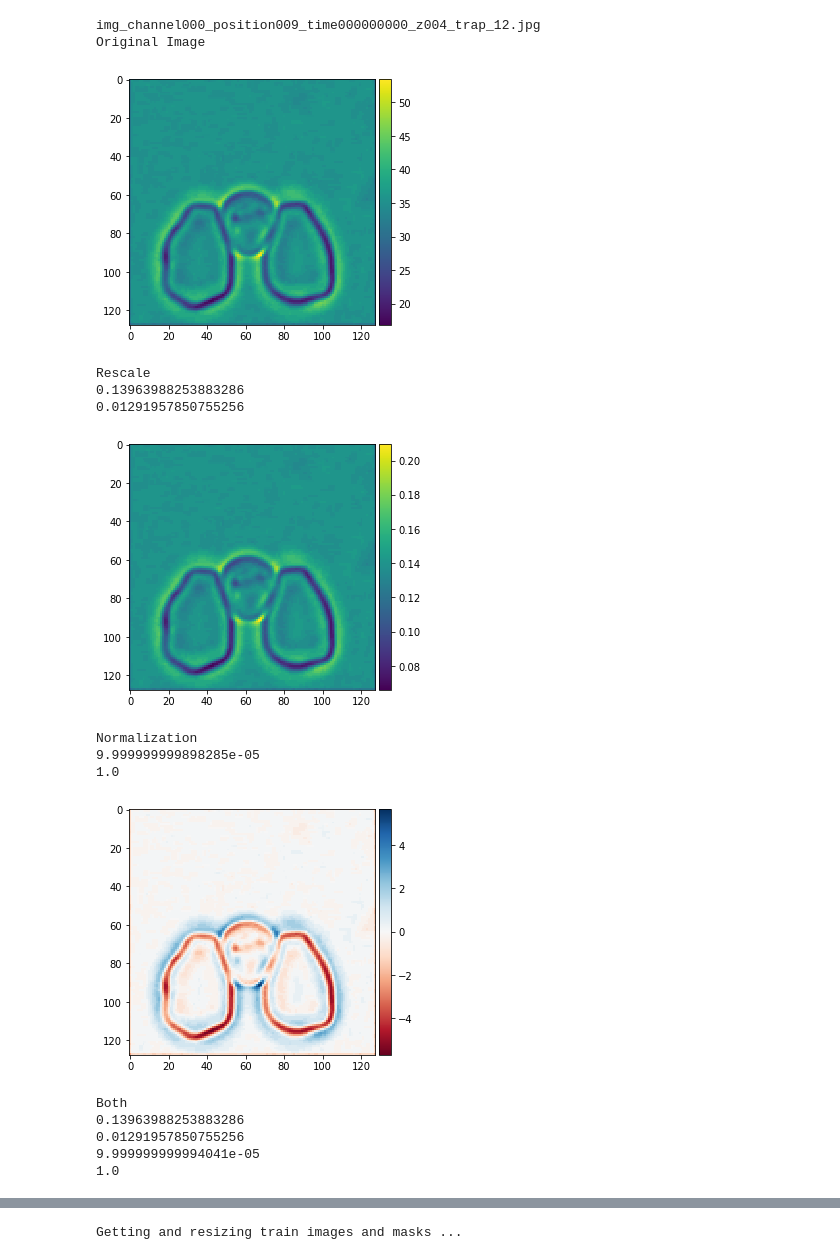
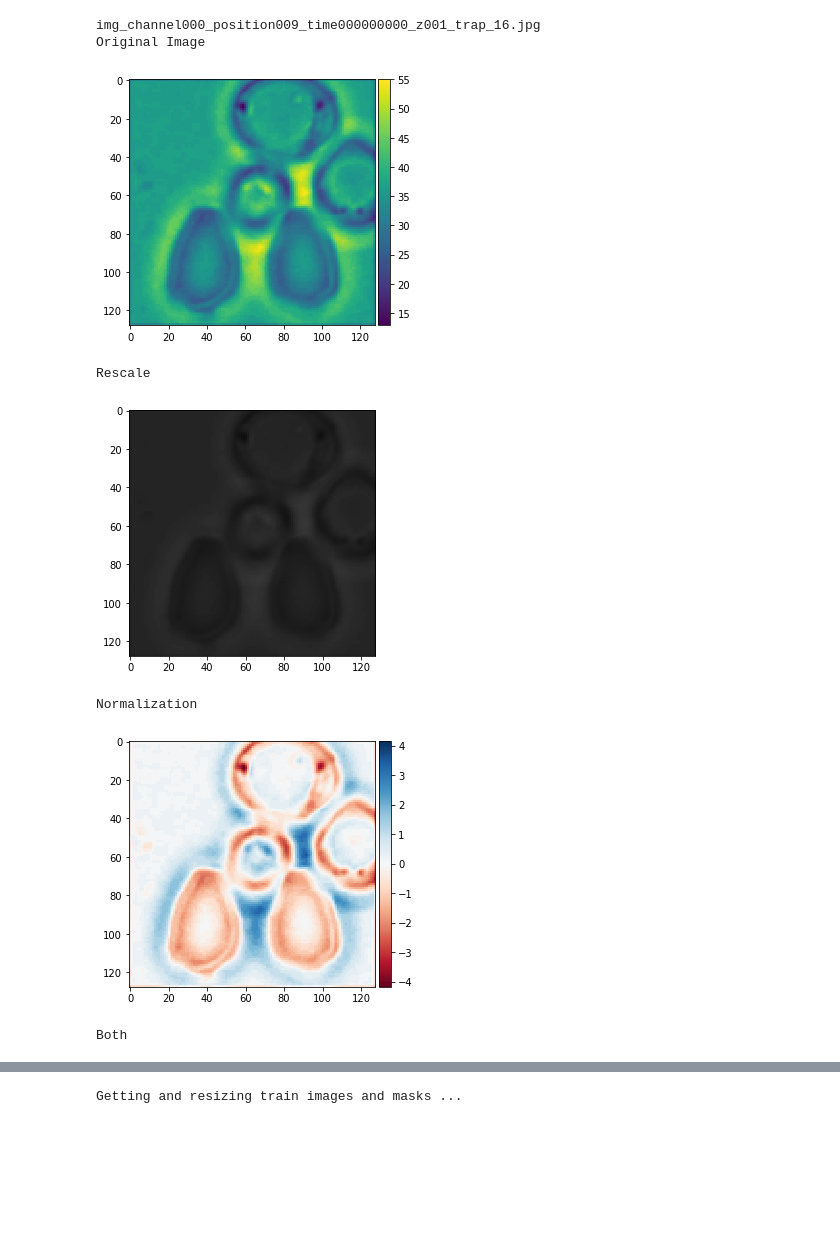
Before and after one commit to ziheng84/Master-thesis, a Jupyter notebook: UNet/lab_unet_training.ipynb, the cells around one changed output, grey strips where cells are left out. Drawn from its saved outputs; the diff is of its cells as text; code cells hidden in the pictures; blank space fills up the shorter version.

```diff
--- a/UNet/lab_unet_training.ipynb
+++ b/UNet/lab_unet_training.ipynb
@@ -65,9 +64,11 @@ test_ids = next(os.walk(TEST_PATH + 'in/'))[2]
 
 from skimage.transform import resize
 
-def pre_process(img, img_height, img_width, norm = False, scale = False, mask = False):
+def pre_process(img, img_height, img_width, norm = False, rescale = False, mask = False):
     img = np.array(img)                 #list to array
     proc_img = []
+
+    #proc_img = resize(img, (img_height, img_width), mode='constant', preserve_range=True)
 
     if mask:
         proc_img = resize(img, (img_height, img_width), mode='constant', preserve_range=True)
@@ -75,60 +76,46 @@ def pre_process(img, img_height, img_width, norm = False, scale = False, mask =
         proc_img = img[:,:,np.newaxis]
         proc_img = resize(img, (img_height, img_width, 1), mode='constant', preserve_range=True)
 
-    if scale:
+    if rescale:
         proc_img /= 255
-        print(np.mean(proc_img))
-        print(np.std(proc_img))
-        #print(1)
 
     #image normalization
     if norm:
         #adjusted_std = max(np.std(proc_img), 1.0/np.sqrt(proc_img.size))
         ipsilon = 0.0001
         proc_img = (proc_img-np.mean(proc_img))/np.std(proc_img)+ipsilon
-        print(np.mean(proc_img))
-        print(np.std(proc_img))
-        #print(2)
 
     return proc_img
 # %%
 # Test for pre_process
 id_ = train_ids[random.randint(0, len(train_ids))]
 print(id_)
 test_img = imread(TRAIN_PATH + 'in/' + id_)
 print('Original Image')
 test_img1 = pre_process(test_img, IMG_WIDTH, IMG_HEIGHT)
 imshow(np.reshape(test_img1, (IMG_WIDTH, IMG_HEIGHT)))
 plt.show()
 
 print('Rescale')
-test_img2 = pre_process(test_img, IMG_WIDTH, IMG_HEIGHT, scale = True)
+test_img2 = pre_process(test_img, IMG_WIDTH, IMG_HEIGHT, rescale = True)
 imshow(np.reshape(test_img2, (IMG_WIDTH, IMG_HEIGHT)))
 plt.show()
 
 print('Normalization')
 test_img3 = pre_process(test_img, IMG_WIDTH, IMG_HEIGHT, norm = True)
 imshow(np.reshape(test_img3, (IMG_WIDTH, IMG_HEIGHT)))
 plt.show()
 
 print('Both')
-test_img4 = pre_process(test_img, IMG_WIDTH, IMG_HEIGHT, norm = True, scale = True)
+test_img4 = pre_process(test_img, IMG_WIDTH, IMG_HEIGHT, norm = True, rescale = True)
 imshow(np.reshape(test_img4, (IMG_WIDTH, IMG_HEIGHT)))
 plt.show()
 # %% [output]
-img_channel000_position009_time000000000_z004_trap_12.jpg
+img_channel000_position009_time000000000_z001_trap_16.jpg
 Original Image
-[figure, old version]
+[figure, new version]
 Rescale
-0.13963988253883286
-0.01291957850755256
-[figure, old version]
+[figure, new version]
 Normalization
-9.999999999898285e-05
-1.0
-[figure, old version]
+[figure, new version]
 Both
-0.13963988253883286
-0.01291957850755256
-9.999999999994041e-05
-1.0
```
Also changed, not shown: parts of 11 cells of this notebook, 5 other files.
